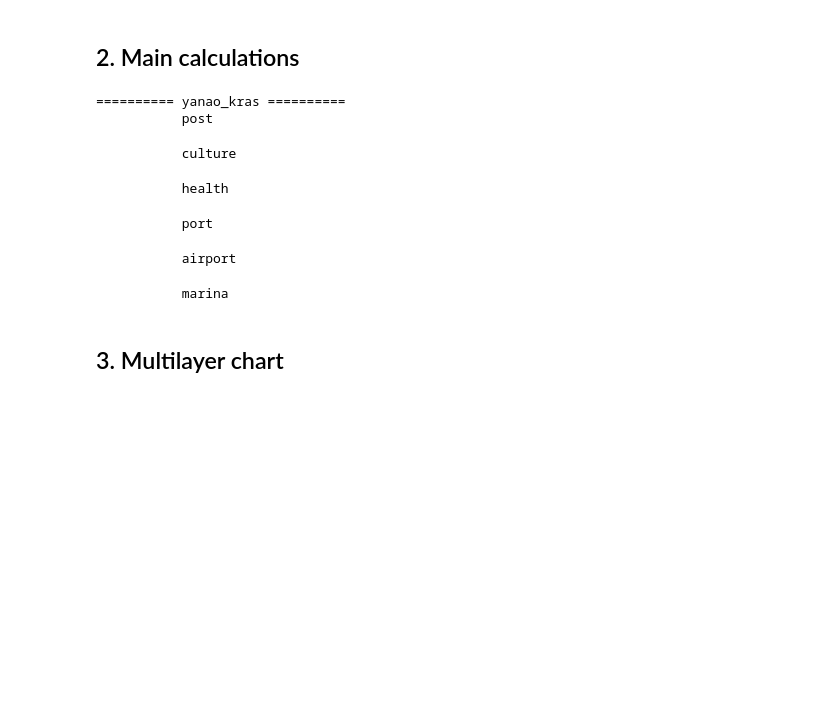
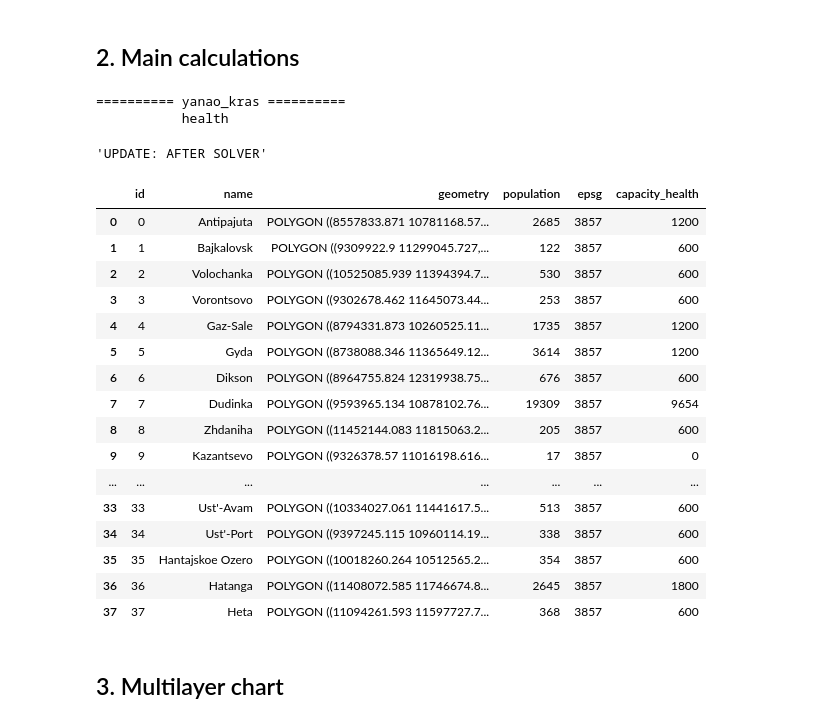
Before and after one commit to GeorgeKontsevik/super-duper-disser, a Jupyter notebook: main.ipynb, the cells around one changed output. Saved outputs shown, nothing was run; the diff lists cells and outputs as text; code cells hidden in the pictures; blank space fills up the shorter version.

```diff
--- a/main.ipynb
+++ b/main.ipynb
@@ -113,7 +115,7 @@ for SETTL_NAME in settl_name_lst:
 
     # Initialize settlement results
     all_results[SETTL_NAME] = {}
-    # service_list
+    service_list = [FLP_SERVICE]
     for SERVICE_NAME in service_list:
         print(" " * 10, SERVICE_NAME, " " * 10)
 
@@ -177,12 +179,31 @@ for SETTL_NAME in settl_name_lst:
         all_results[SETTL_NAME][SERVICE_NAME]["df_modes_monthly"] = df_modes_monthly
 # %% [output]
 ========== yanao_kras ==========
-           post
+           health
-           culture
-           health
-           port
-           airport
-           marina
+# %%
+"""UPDATE: AFTER SOLVER"""
+# %% [output]
+'UPDATE: AFTER SOLVER'
+# %%
+blocks_gdf
+# %% [output]
+|  | id | name | geometry | population | epsg | capacity_health |
+| 0 | 0 | Antipajuta | POLYGON ((8557833.871 10781168.57... | 2685 | 3857 | 1200 |
+| 1 | 1 | Bajkalovsk | POLYGON ((9309922.9 11299045.727,... | 122 | 3857 | 600 |
+| 2 | 2 | Volochanka | POLYGON ((10525085.939 11394394.7... | 530 | 3857 | 600 |
+| 3 | 3 | Vorontsovo | POLYGON ((9302678.462 11645073.44... | 253 | 3857 | 600 |
+| 4 | 4 | Gaz-Sale | POLYGON ((8794331.873 10260525.11... | 1735 | 3857 | 1200 |
+| 5 | 5 | Gyda | POLYGON ((8738088.346 11365649.12... | 3614 | 3857 | 1200 |
+| 6 | 6 | Dikson | POLYGON ((8964755.824 12319938.75... | 676 | 3857 | 600 |
+| 7 | 7 | Dudinka | POLYGON ((9593965.134 10878102.76... | 19309 | 3857 | 9654 |
+| 8 | 8 | Zhdaniha | POLYGON ((11452144.083 11815063.2... | 205 | 3857 | 600 |
+| 9 | 9 | Kazantsevo | POLYGON ((9326378.57 11016198.616... | 17 | 3857 | 0 |
+| ... | ... | ... | ... | ... | ... | ... |
+| 33 | 33 | Ust'-Avam | POLYGON ((10334027.061 11441617.5... | 513 | 3857 | 600 |
+| 34 | 34 | Ust'-Port | POLYGON ((9397245.115 10960114.19... | 338 | 3857 | 600 |
+| 35 | 35 | Hantajskoe Ozero | POLYGON ((10018260.264 10512565.2... | 354 | 3857 | 600 |
+| 36 | 36 | Hatanga | POLYGON ((11408072.585 11746674.8... | 2645 | 3857 | 1800 |
+| 37 | 37 | Heta | POLYGON ((11094261.593 11597727.7... | 368 | 3857 | 600 |
 # %% [markdown]
 ## 3. Multilayer chart
 # %%
```
Also changed, not shown: parts of 21 cells of this notebook, 12 other files.
